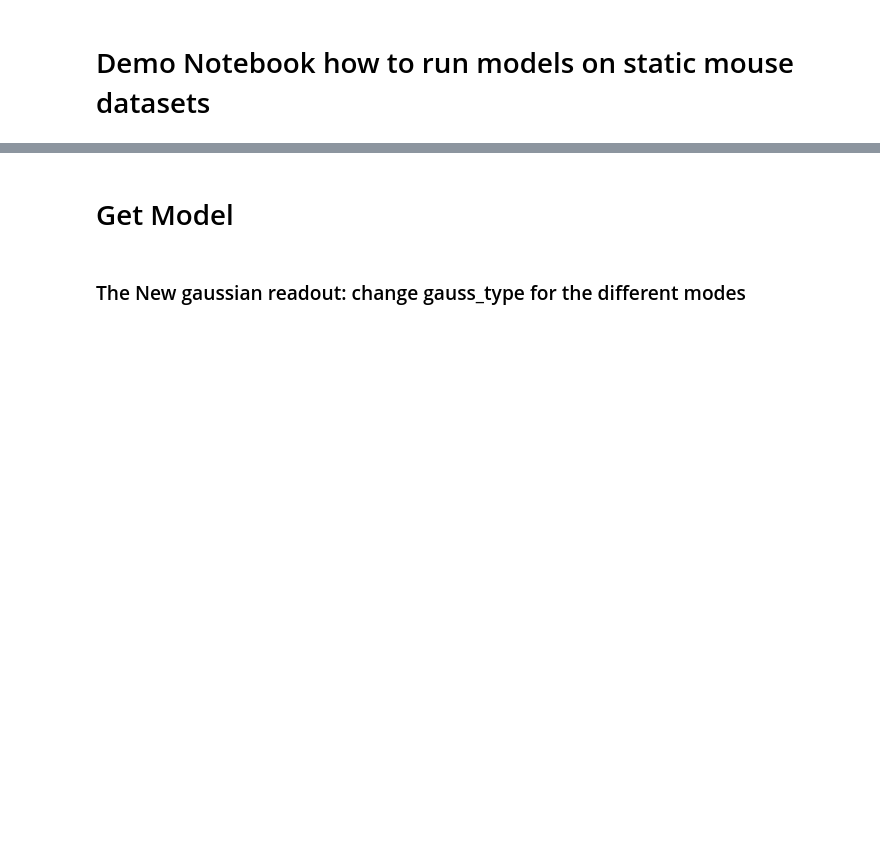
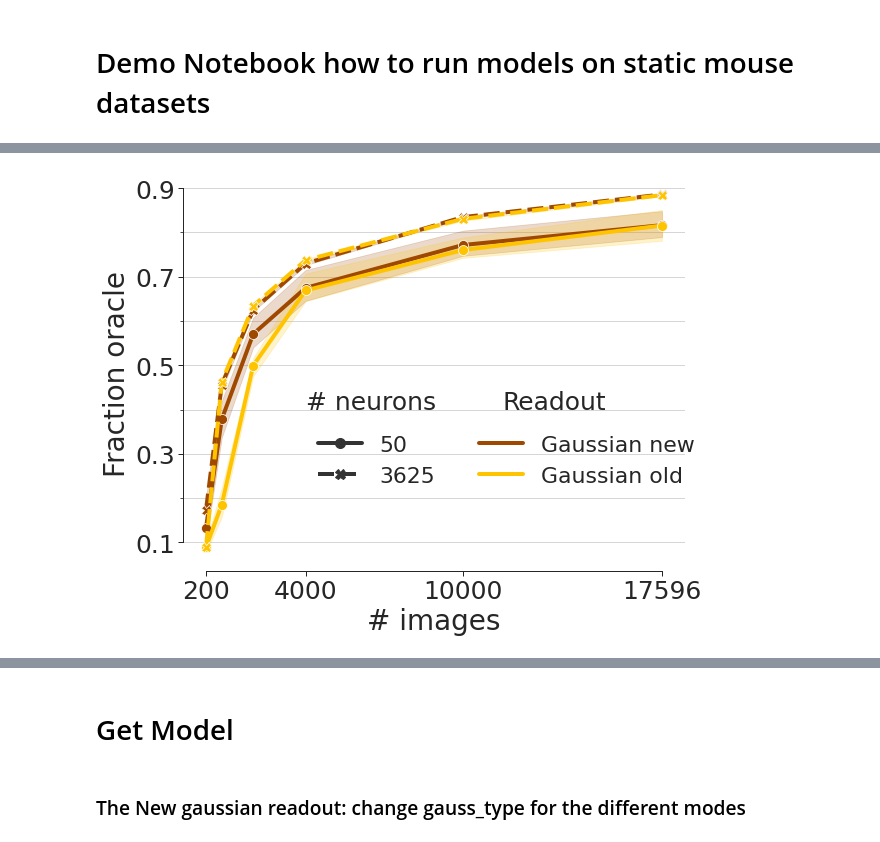
Before and after one commit to sinzlab/nnsysident, a Jupyter notebook: notebooks/Mouse_Example.ipynb, the cells around one changed output, grey strips where cells are left out. Drawn from its saved outputs; the diff is of its cells as text; code cells hidden in the pictures; blank space fills up the shorter version.

```diff
--- a/notebooks/Mouse_Example.ipynb
+++ b/notebooks/Mouse_Example.ipynb
@@ -11,6 +11,7 @@ dj.config['database.host'] = os.environ['DJ_HOST']
 dj.config['database.user'] = os.environ['DJ_USER']
 dj.config['database.password'] = os.environ['DJ_PASS']
 dj.config['enable_python_native_blobs'] = True
+dj.config['display.limit'] = 200
 
 name = 'iclr' #"test"
 dj.config['schema_name'] = f"konstantin_nnsysident_{name}"
@@ -126,0 +84,48 @@ arrays to stack must be passed as a "sequence" type such as list or tuple. Suppo
+# %%
+scoring_measure = "fraction_oracle"
+palette = [col for i, col in enumerate(sns.color_palette('bright')) if i in (5,8) ]
+
+title = 'Direct training - readout comparison'
+
+paper_rc = {'lines.linewidth': 4, 'lines.markersize': 10}
+with sns.plotting_context('paper', rc=paper_rc, font_scale=2.15), sns.color_palette('bright'), sns.axes_style('ticks'):
+
+    g = sns.relplot(x="# images",
+                    y=scoring_measure,
+                    hue="Readout",
+                    style="# neurons",
+                    kind="line",
+                    data=data,
+                    markers=True,
+                    height=7,
+                    aspect=0.9,
+                    palette=palette)
+
+    ax = g.axes[0, 0]
+
+    ax.set_xticks(np.unique(data['# images'])[[0, 3, 4, 5]])
+    ax.get_xaxis().set_major_formatter(matplotlib.ticker.ScalarFormatter())
+    ax.set_xlabel("# images", fontsize=28)
+    ax.set_ylabel(scoring_measure.replace('_', ' ').capitalize(), fontsize=28)
+    ax.tick_params(labelsize=25)
+    ax.set_yticks([.1, .3, .5, .7, .9])
+    ax.set_yticks([.1, .2, .3, .4, .5, .6, .7, .8, .9], minor=True)
+    ax.yaxis.grid(which='major')
+    ax.yaxis.grid(which='minor')
+    sns.despine(trim=True)
+    plt.tight_layout()
+
+    idx = [4, 5, 1, 2]
+    h, l = ax.get_legend_handles_labels()
+    h = [h[i] for i in idx]
+    l = [l[i].capitalize() for i in idx]
+    g._legend.remove()
+    g.fig.legend(h,l, ncol=2, frameon=False, bbox_to_anchor=(0.45, 0.25, 0.5, 0.2), fontsize=22)
+
+    # add title to the legend
+    ax.text(4000, .4, "# neurons", fontsize=25, )
+    ax.text(11500, .4, "Readout", fontsize=25)
+
+    #g.fig.savefig('figures/' + title.title().replace(" ", "").replace(",", "-") + '.pdf', dpi=150, bbox_inches='tight')
+# %% [output]
+[figure, added]
```
Also changed, not shown: parts of 14 cells of this notebook, 6 other files.
